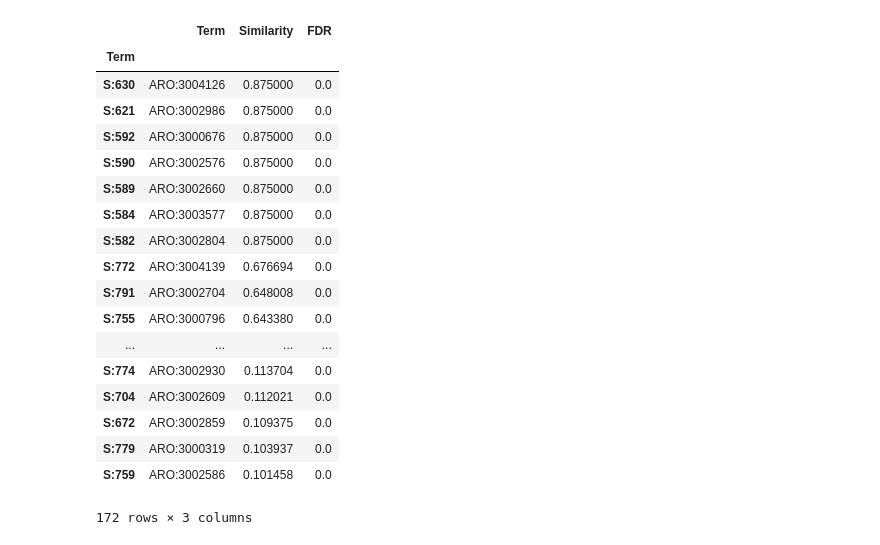
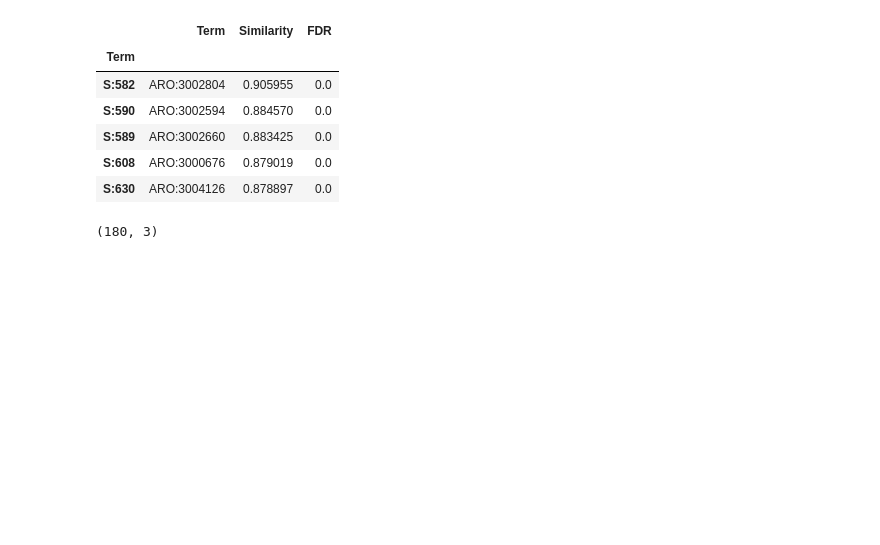
Before and after one commit to algaebrown/resistanceExp, a Jupyter notebook: visualization/exp12_Ontology/20190708_align_ontology.ipynb, the cells around one changed output. Cells and saved outputs as stored; diff of their text form; code cells hidden in the pictures; blank space fills up the shorter version.

Commit message:
align ontology and create show case subtree

```diff
--- a/visualization/exp12_Ontology/20190708_align_ontology.ipynb
+++ b/visualization/exp12_Ontology/20190708_align_ontology.ipynb
@@ -231,0 +164,3 @@ ont.to_table('/home/hermuba/data0118/ontologies/ARO_with_candidates')
+# %%
+gene_term_mapping = pd.DataFrame(aro_list, columns = ['gene', 'aro_term'])
+gene_term_mapping.head()
@@ -231,0 +176,2 @@ ont.to_table('/home/hermuba/data0118/ontologies/ARO_with_candidates')
+# %%
+aro_ontology = Ontology.from_table('/home/hermuba/data0118/ontologies/aro_output', mapping = gene_term_mapping, mapping_parent = 'aro_term', mapping_child = 'gene')
@@ -232,4 +188,4 @@ ont.to_table('/home/hermuba/data0118/ontologies/ARO_with_candidates')
 # %%
 # align CliXO to ARO
-align_aro = ont2.align(ont)
+align_aro = ont2.align(aro_ontology)
 # %% [output]
@@ -239,22 +195,14 @@ Alignment command: /home/hermuba/miniconda3/envs/ddot/lib/python3.6/site-package
 # %%
-align_aro
+align_aro.head()
 # %% [output]
 |  | Term | Similarity | FDR |
 | Term |  |  |  |
-| S:630 | ARO:3004126 | 0.875000 | 0.0 |
-| S:621 | ARO:3002986 | 0.875000 | 0.0 |
-| S:592 | ARO:3000676 | 0.875000 | 0.0 |
-| S:590 | ARO:3002576 | 0.875000 | 0.0 |
-| S:589 | ARO:3002660 | 0.875000 | 0.0 |
-| S:584 | ARO:3003577 | 0.875000 | 0.0 |
-| S:582 | ARO:3002804 | 0.875000 | 0.0 |
-| S:772 | ARO:3004139 | 0.676694 | 0.0 |
-| S:791 | ARO:3002704 | 0.648008 | 0.0 |
-| S:755 | ARO:3000796 | 0.643380 | 0.0 |
-| ... | ... | ... | ... |
-| S:774 | ARO:3002930 | 0.113704 | 0.0 |
-| S:704 | ARO:3002609 | 0.112021 | 0.0 |
-| S:672 | ARO:3002859 | 0.109375 | 0.0 |
-| S:779 | ARO:3000319 | 0.103937 | 0.0 |
-| S:759 | ARO:3002586 | 0.101458 | 0.0 |
+| S:582 | ARO:3002804 | 0.905955 | 0.0 |
+| S:590 | ARO:3002594 | 0.884570 | 0.0 |
+| S:589 | ARO:3002660 | 0.883425 | 0.0 |
+| S:608 | ARO:3000676 | 0.879019 | 0.0 |
+| S:630 | ARO:3004126 | 0.878897 | 0.0 |
-172 rows × 3 columns
+# %%
+align_aro.shape
+# %% [output]
+(180, 3)
```
Also changed, not shown: parts of 41 cells of this notebook.
